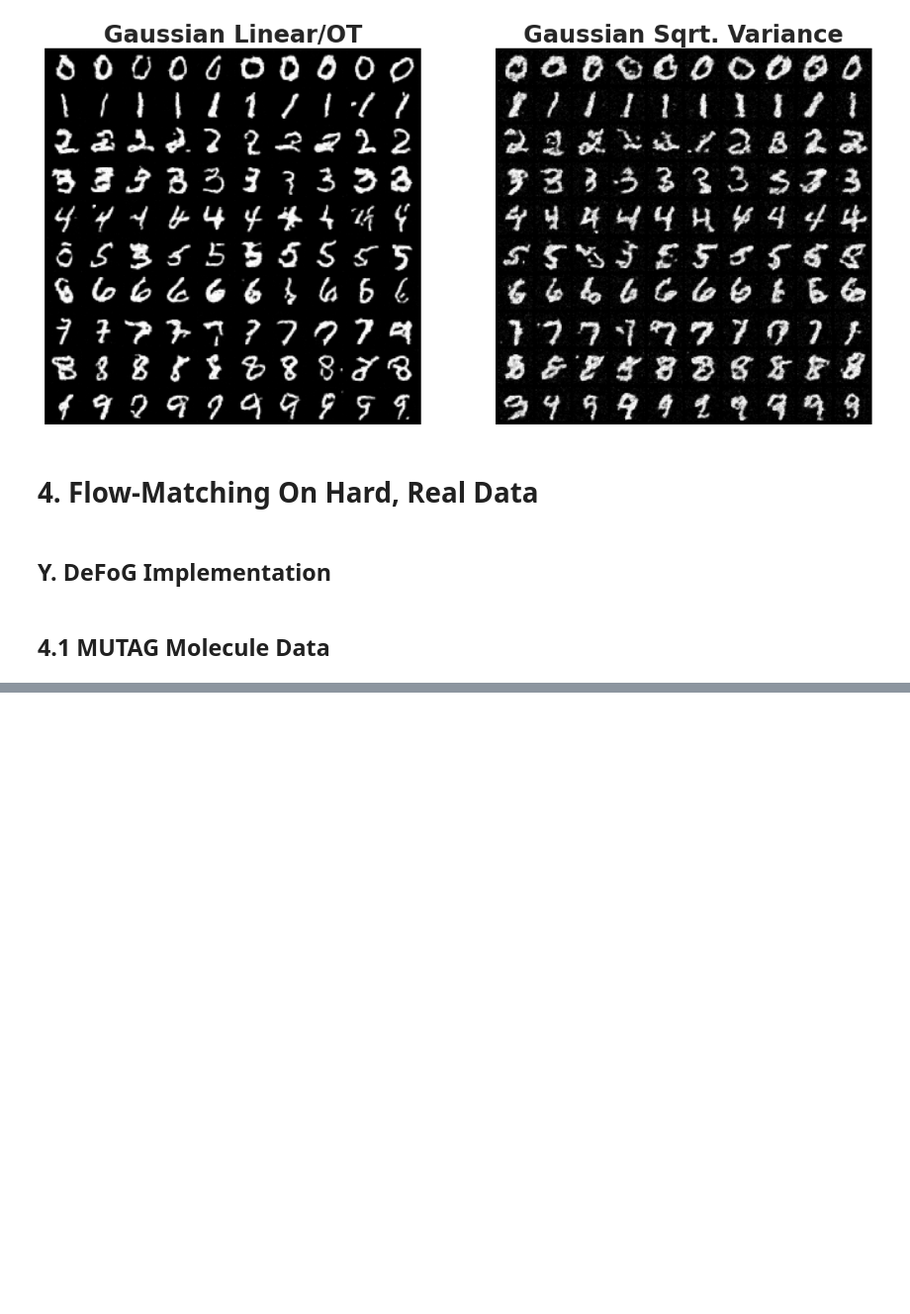
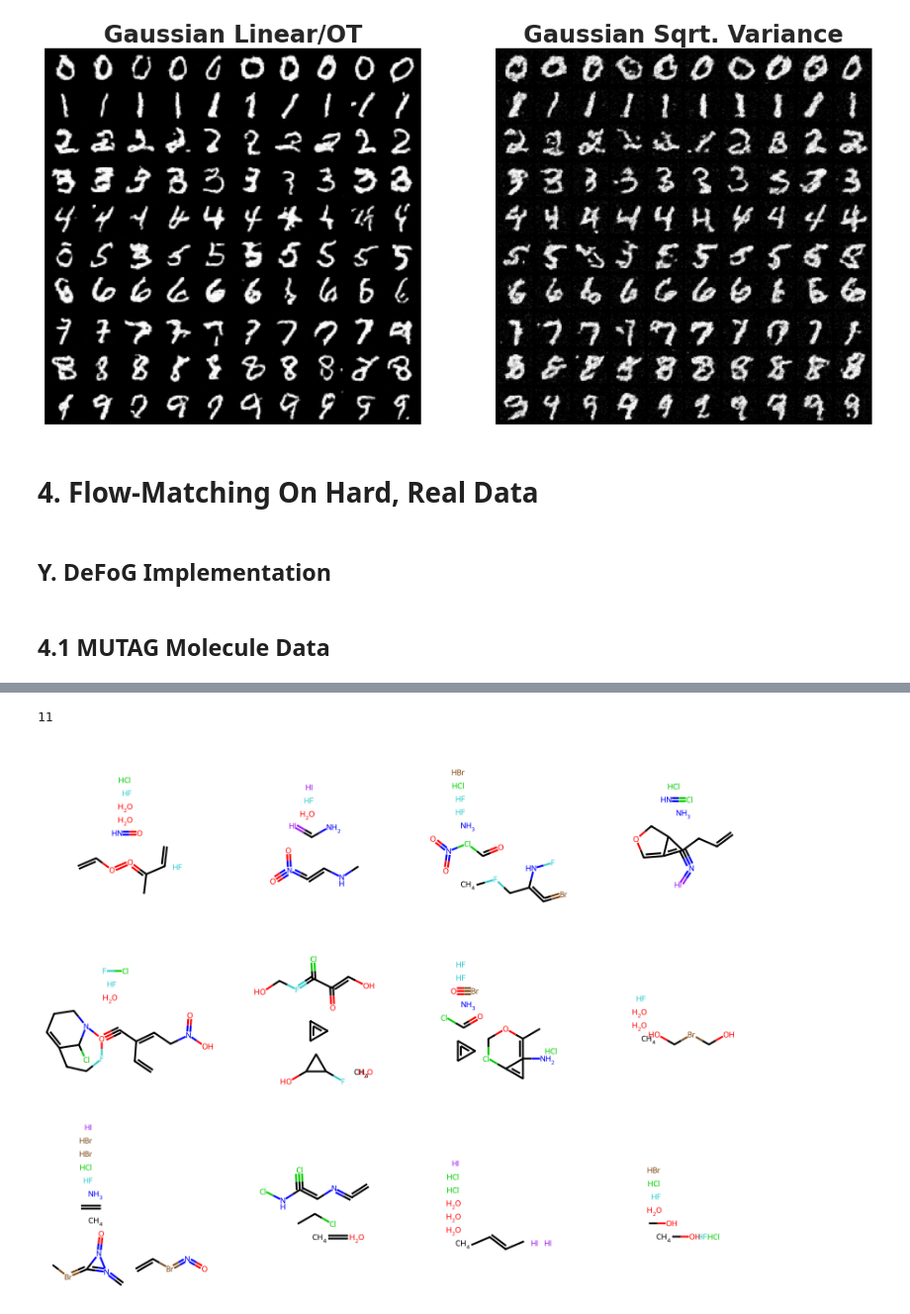
Before and after one commit to zuvale/ggdl_self_learn, a Jupyter notebook: experiments/flow_matching.ipynb, the cells around one changed output, grey strips where cells are left out. Shown at 99% size. Saved outputs shown, nothing was run; the diff lists cells and outputs as text; code cells hidden in the pictures; blank space fills up the shorter version.

```diff
--- a/experiments/flow_matching.ipynb
+++ b/experiments/flow_matching.ipynb
@@ -870,22 +763,20 @@ class LinearDiscreteNoiser(nn.Module):
 
     def forward(self, batch: Data, t: torch.Tensor) -> Data:
         batch = batch.clone()
-        row, col = batch.edge_index
+        e_idx = batch.edge_index
+        row, col = e_idx
 
         node_attr = batch.x
         t_node = t[batch.batch]
 
-        triu_e_idx, triu_e_attr, triu_mask, tril_mask = (
-            get_triu_edge_data(batch))
-        edge_graph = batch.batch[row[triu_mask]]
+        triu_e_attr = extract_triu_edge_data(e_idx, batch.edge_attr)
+        edge_graph = batch.batch[row[row < col]]
         t_edge = t[edge_graph]
 
         base_node_tokens, base_edge_tokens = self.base.sample(
             node_sample_shape=(t_node.shape[0],),
             edge_sample_shape=(t_edge.shape[0],)
         )
-        #base_node_tokens = base_node_tokens.long()
-        #base_edge_tokens = base_edge_tokens.long()
 
         keep_nodes = broadcast_((torch.rand_like(t_node) < t_node), node_attr)
         keep_edges = broadcast_((torch.rand_like(t_edge) < t_edge), triu_e_attr)
@@ -894,7 +785,7 @@ class LinearDiscreteNoiser(nn.Module):
         new_triu_e_attr = torch.where(keep_edges, triu_e_attr, base_edge_tokens)
 
         batch.x = new_node_attr
-        batch = mirror_triu_to_tril(
-            batch, new_triu_e_attr, triu_mask, tril_mask)
+        batch.edge_attr = mirror_triu_to_tril_again(
+            e_idx, batch.edge_attr, new_triu_e_attr, batch.num_nodes)
 
         return batch
@@ -1125,0 +1530,4 @@ Chem.Draw.MolsToGridImage(np.random.choice(sampled_mols, 12), molsPerRow=4)
+# %%
+len(valid_mols)
+# %% [output]
+11
@@ -1125,0 +1678,11 @@ Chem.Draw.MolsToGridImage(np.random.choice(sampled_mols, 12), molsPerRow=4)
+# %%
+sampled_mols = batch_to_mols(
+    batch, TU_MUTAG_CONFIG["node_list"], KEK_EDGE_LIST_RDK,
+    TU_MUTAG_CONFIG["max_n_atoms"]
+)
+# %%
+Chem.Draw.MolsToGridImage(
+    np.random.choice(sampled_mols, 12, replace=False), molsPerRow=4
+)
+# %% [output]
+[figure, added]
```
Also changed, not shown: parts of 26 cells of this notebook.
